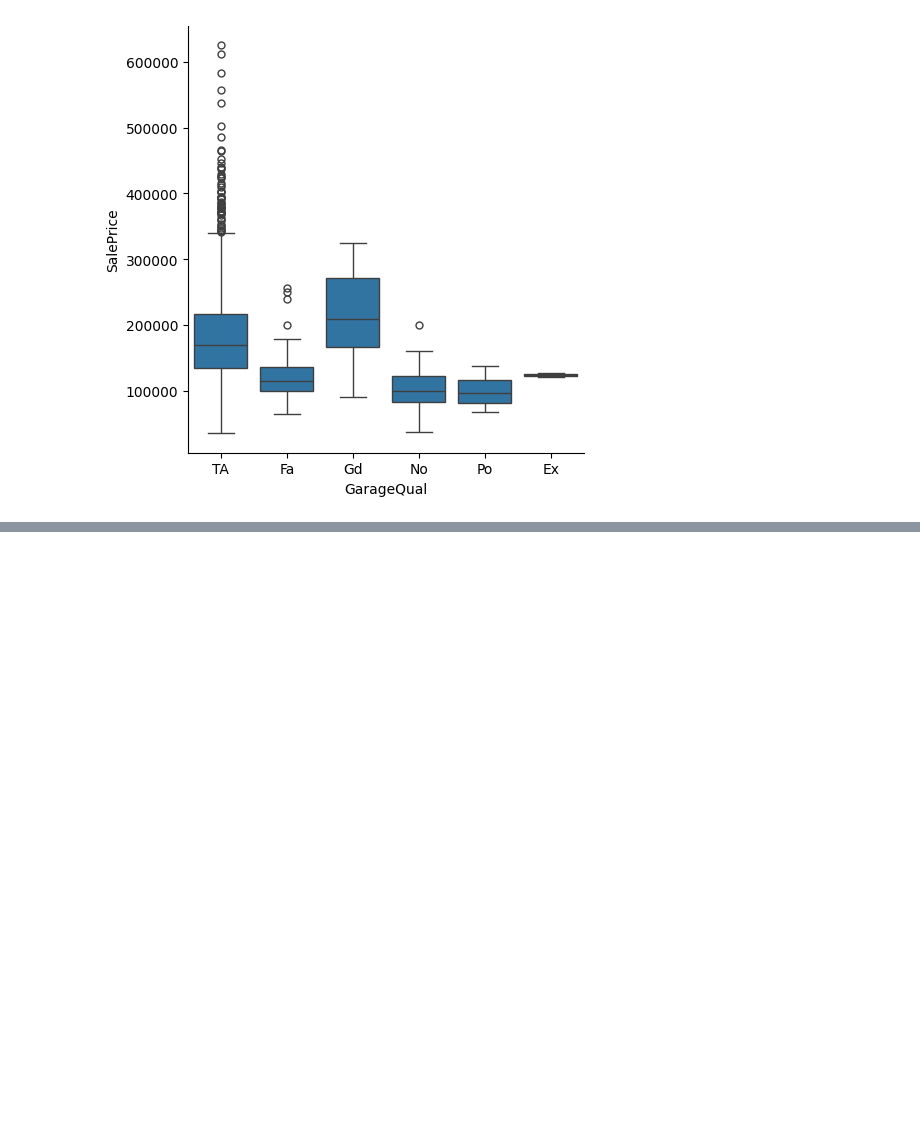
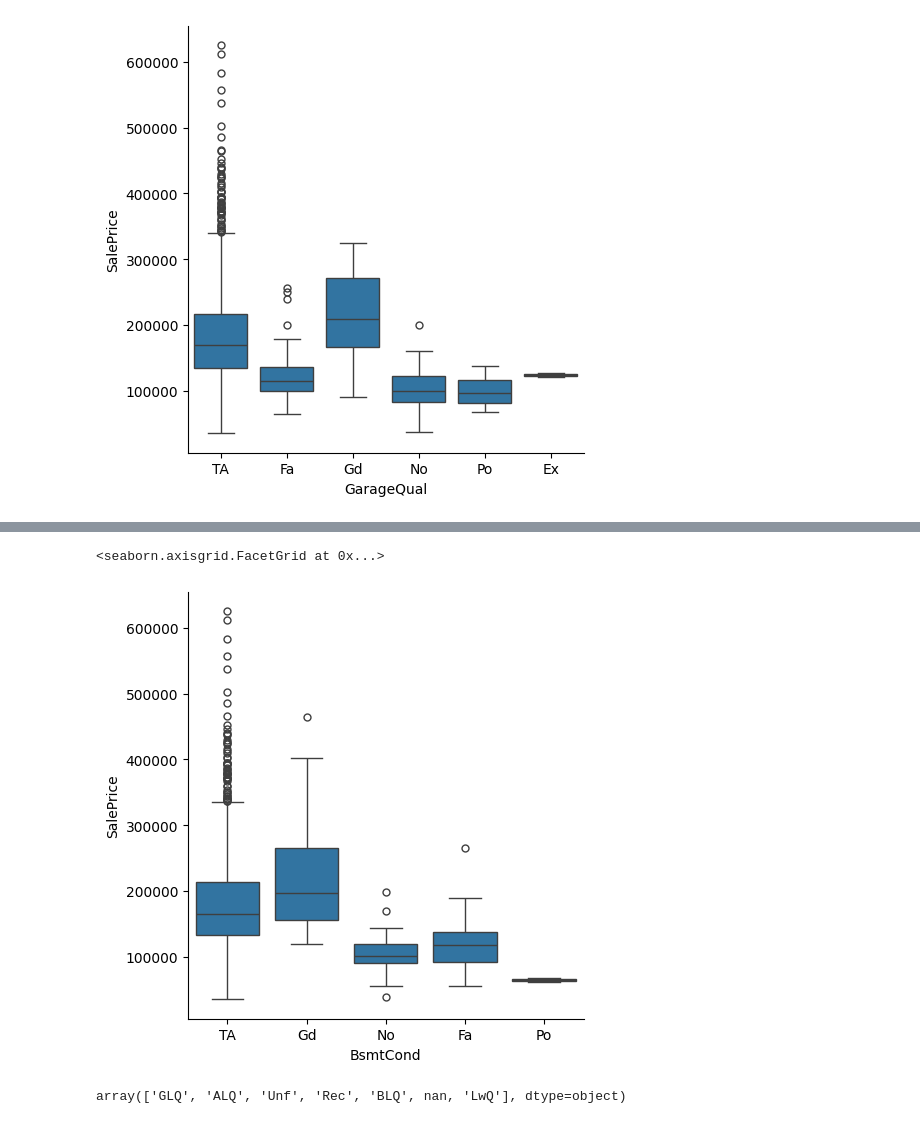
Before and after one commit to maxellmilay/house-pricing-prediction, a Jupyter notebook: model.ipynb, the cells around one changed output, grey strips where cells are left out. Cells and saved outputs as stored; diff of their text form; code cells hidden in the pictures; blank space fills up the shorter version.

```diff
--- a/model.ipynb
+++ b/model.ipynb
@@ -270,0 +342,12 @@ sns.catplot(data=train_df, x='GarageQual', y='SalePrice', kind='box')
+# %%
+train_df.fillna({'BsmtCond': 'No'}, inplace=True)
+test_df.fillna({'BsmtCond': 'No'}, inplace=True)
+# %%
+sns.catplot(data=train_df, x='BsmtCond', y='SalePrice', kind='box')
+# %% [output]
+<seaborn.axisgrid.FacetGrid at 0x...>
+[figure, added]
+# %%
+train_df['BsmtFinType1'].unique()
+# %% [output]
+array(['GLQ', 'ALQ', 'Unf', 'Rec', 'BLQ', nan, 'LwQ'], dtype=object)
```
Also changed, not shown: parts of 23 cells of this notebook.
